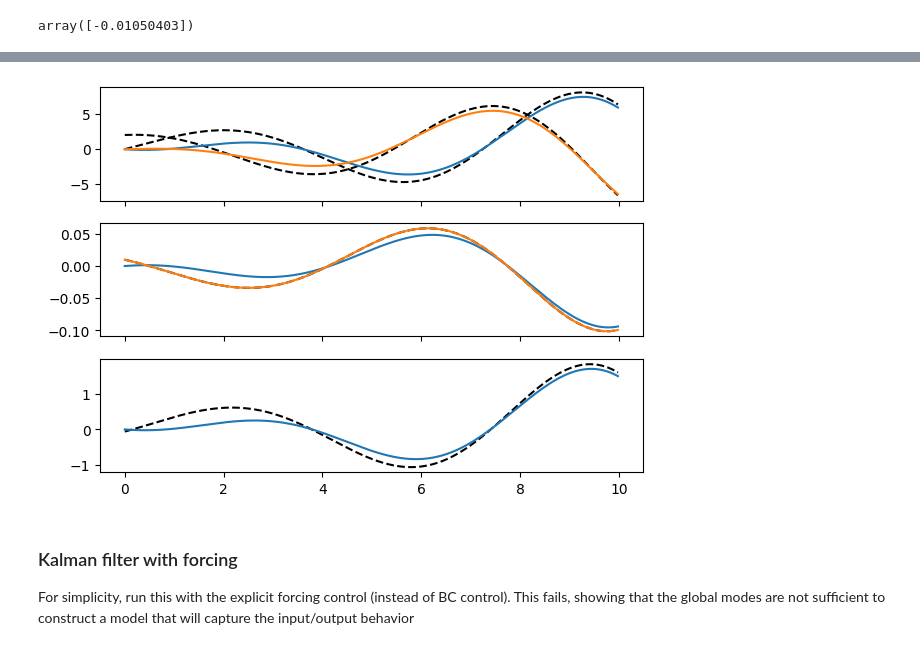
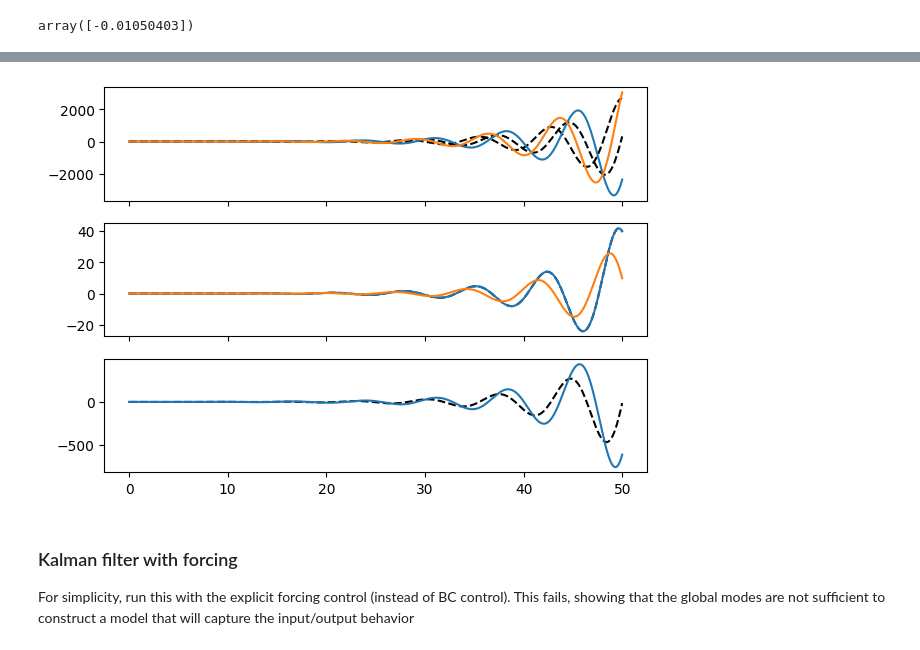
Before and after one commit to dynamicslab/hydrogym, a Jupyter notebook: examples/cylinder/model_reduction/global_proj.ipynb, the cells around one changed output, grey strips where cells are left out. Saved outputs shown, nothing was run; the diff lists cells and outputs as text; code cells hidden in the pictures.

Commit message:
Kalman filter working again in open loop (no actuation)

```diff
--- a/examples/cylinder/model_reduction/global_proj.ipynb
+++ b/examples/cylinder/model_reduction/global_proj.ipynb
@@ -729,6 +695,13 @@ ax[1].plot(dt * np.arange(len(rho)), rho)
 # Kalman filter
 
 Still use full-state feedback control, but test KF implementation
+# %%
+data_no_act = np.load("re100_open_loop_output/no_actuation.npz")
+t = data_no_act['t']
+dt = t[1] - t[0]
+u = data_no_act['u'][:, None]
+xc = data_no_act['x']
+y = data_no_act['y'][:, None]
 # %%
 # kf_sys = control.ss(A_hat, np.hstack((B_hat, L)), C_hat, np.hstack((D_hat, [0.0])))
 # np.hstack((B_hat, L)).shape
@@ -894,3 +775,16 @@ t=9.98, CL=-0.0994, CD=0.0000
+# %%
+n_steps = len(t)
+
+x = xc @ T_inv
+z = np.zeros((n_steps, r), dtype=A_hat.dtype)  # Kalman filter estimate
+y_hat = np.zeros((n_steps, p))  # Kalman filter output
+
+for i in range(n_steps):
+
+    # Update the Kalman filter estimate
+    if i > 0:
+        y_hat[i] = np.real(C_kf @ z[i-1])
+        z[i] = A_kf @ z[i-1] + L @ (y[i] - y_hat[i])
 # %%
 x_rom = np.zeros_like(x)
 x_rom[0] = x[0]
@@ -919,21 +813,19 @@ plt.show()
 # %%
 
 # Transform the measurement matrix
 
-
-t = np.arange(n_steps) * dt
 fig, ax = plt.subplots(3, 1, figsize=(7, 5), sharex=True)
 # ax.plot(t, CL_nat)
 ax[0].plot(t, np.real(x[:, :2]), 'k--')
 ax[0].plot(t, np.real(z[:, :2]))
 ax[1].plot(t, y, 'k--')
 ax[1].plot(t, y_hat)
 ax[1].plot(t, x @ C_hat.T)
 ax[2].plot(t, x @ K.T, 'k--')
 ax[2].plot(t, z @ K.T)
 plt.show()
 # %% [output]
-[figure, old version]
+[figure, new version]
 # %% [markdown]
 ### Kalman filter with forcing
 
```
Also changed, not shown: parts of 9 cells of this notebook, 1 other file.
